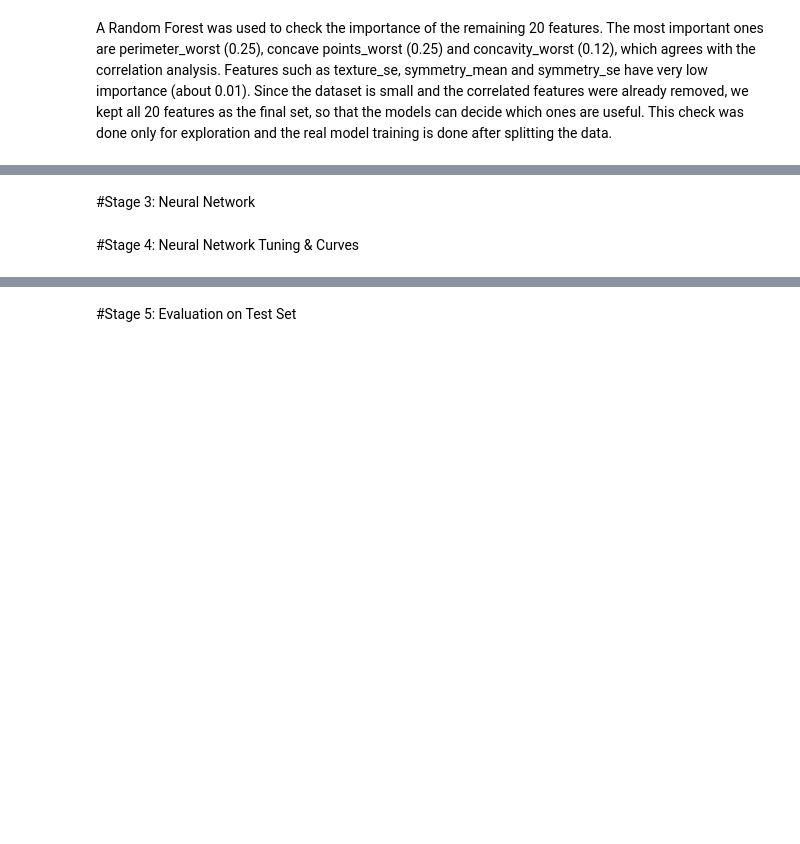
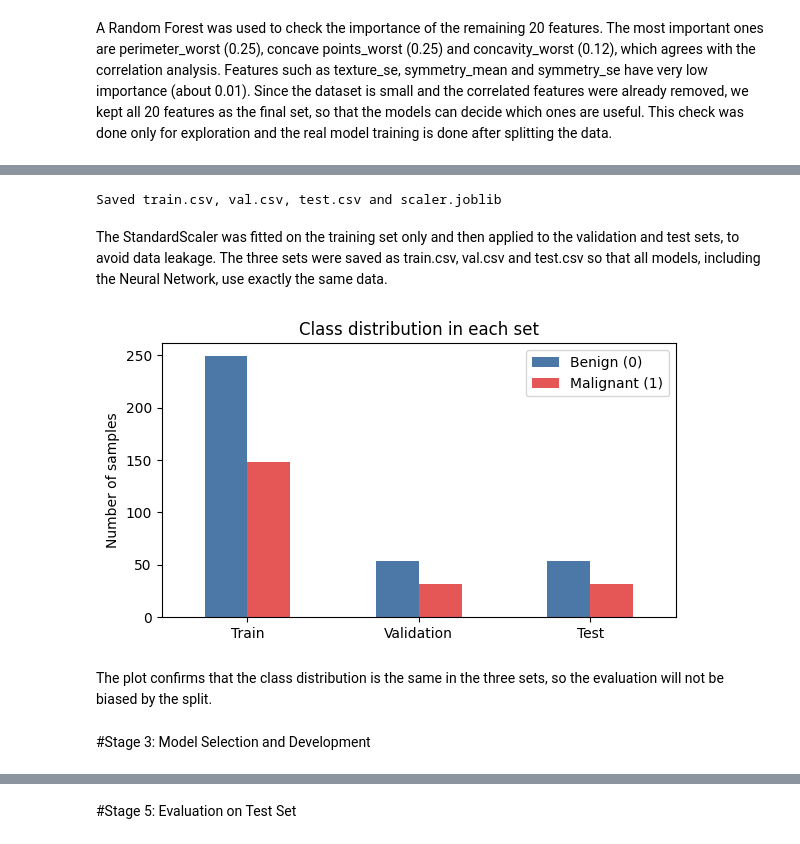
Before and after one commit to roaaats-maker/Breast-Cancer-ML, a Jupyter notebook: breast_cancer_ML.ipynb, the cells around one changed output, grey strips where cells are left out. Drawn from its saved outputs; the diff is of its cells as text; code cells hidden in the pictures; blank space fills up the shorter version.

Commit message:
Add Stage 2-4: data splitting and traditional models

```diff
--- a/breast_cancer_ML.ipynb
+++ b/breast_cancer_ML.ipynb
@@ -255,0 +120,15 @@ df_selected.to_csv("data_clean.csv", index=False)
+# %%
+import numpy as np
+import pandas as pd
+import matplotlib.pyplot as plt
+import joblib
+import warnings
+from sklearn.model_selection import train_test_split
+warnings.filterwarnings('ignore', category=FutureWarning)
+
+RANDOM_STATE = 42
+
+df = pd.read_csv('https://raw.githubusercontent.com/roaaats-maker/Breast-Cancer-ML/main/data_clean.csv')
+X = df.drop(columns='diagnosis')
+y = df['diagnosis']
+print(X.shape, y.value_counts().to_dict())
@@ -255,0 +139,15 @@ df_selected.to_csv("data_clean.csv", index=False)
+# %%
+# Step 1: hold out 15% as the test set
+X_temp, X_test, y_temp, y_test = train_test_split(
+    X, y, test_size=0.15, stratify=y, random_state=RANDOM_STATE)
+
+# Step 2: split the remaining 85% into train (70% of total) and validation (15% of total)
+X_train, X_val, y_train, y_val = train_test_split(
+    X_temp, y_temp, test_size=0.15/0.85, stratify=y_temp, random_state=RANDOM_STATE)
+
+split_summary = pd.DataFrame({
+    'Set': ['Train', 'Validation', 'Test'],
+    'Samples': [len(y_train), len(y_val), len(y_test)],
+    'Malignant (%)': [round(100*s.mean(), 1) for s in (y_train, y_val, y_test)],
+})
+split_summary
@@ -256,4 +161,36 @@ df_selected.to_csv("data_clean.csv", index=False)
+# %%
+from sklearn.preprocessing import StandardScaler
+
+# fit the scaler on the training set ONLY (no data leakage)
+scaler = StandardScaler().fit(X_train)
+X_train_s = pd.DataFrame(scaler.transform(X_train), columns=X.columns, index=X_train.index)
+X_val_s   = pd.DataFrame(scaler.transform(X_val),   columns=X.columns, index=X_val.index)
+X_test_s  = pd.DataFrame(scaler.transform(X_test),  columns=X.columns, index=X_test.index)
+
+# save the splits so the whole team uses the same data
+for name, Xs, ys in [('train', X_train, y_train), ('val', X_val, y_val), ('test', X_test, y_test)]:
+    Xs.assign(diagnosis=ys).to_csv(f'{name}.csv', index=False)
+joblib.dump(scaler, 'scaler.joblib')
+print('Saved train.csv, val.csv, test.csv and scaler.joblib')
+# %% [output]
+Saved train.csv, val.csv, test.csv and scaler.joblib
+# %% [markdown]
+The StandardScaler was fitted on the training set only and then applied to the validation and test sets, to avoid data leakage. The three sets were saved as train.csv, val.csv and test.csv so that all models, including the Neural Network, use exactly the same data.
+# %%
+counts = pd.DataFrame({
+    'Benign (0)':    [int((s == 0).sum()) for s in (y_train, y_val, y_test)],
+    'Malignant (1)': [int((s == 1).sum()) for s in (y_train, y_val, y_test)],
+}, index=['Train', 'Validation', 'Test'])
+
+ax = counts.plot(kind='bar', figsize=(6, 3.5), color=['#4C78A8', '#E45756'], rot=0)
+ax.set_ylabel('Number of samples')
+ax.set_title('Class distribution in each set')
+plt.tight_layout()
+plt.savefig('fig_split.png', dpi=150)
+plt.show()
+# %% [output]
+[figure, added]
+# %% [markdown]
+The plot confirms that the class distribution is the same in the three sets, so the evaluation will not be biased by the split.
 # %% [markdown]
-#Stage 3: Neural Network
+#Stage 3: Model Selection and Development
-# %% [markdown]
-#Stage 4: Neural Network Tuning & Curves
```
Also changed, not shown: parts of 39 cells of this notebook.
